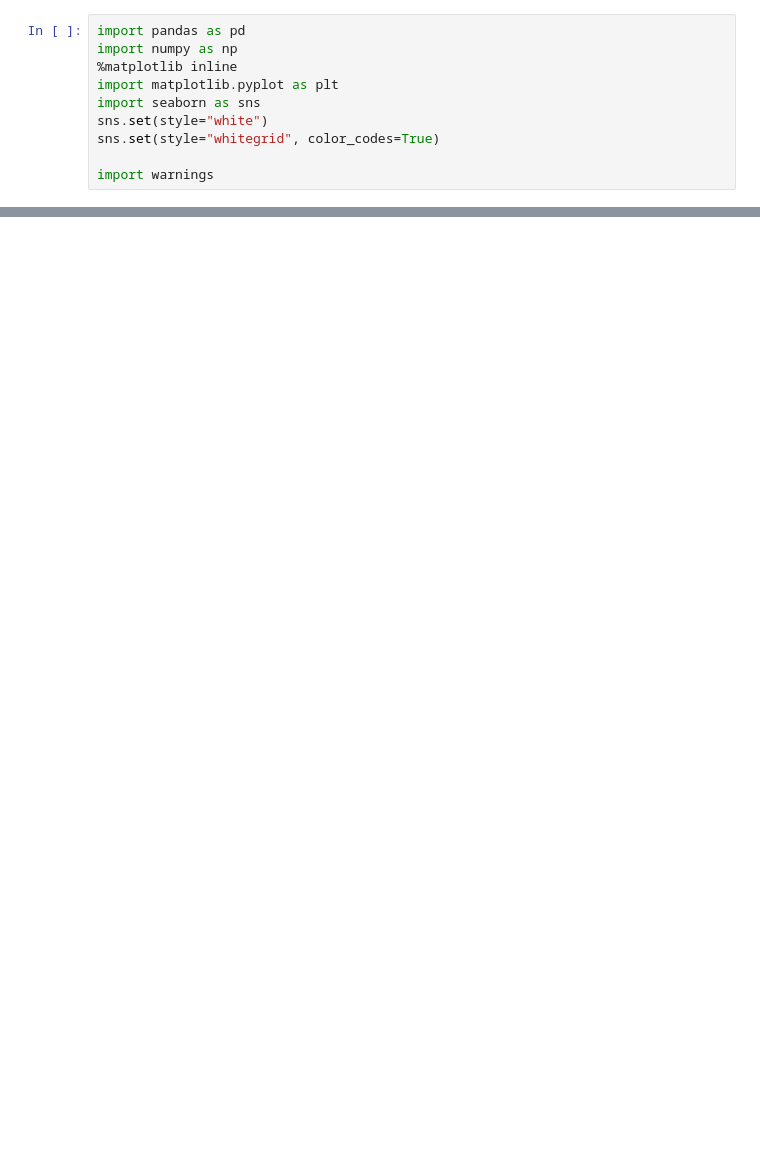
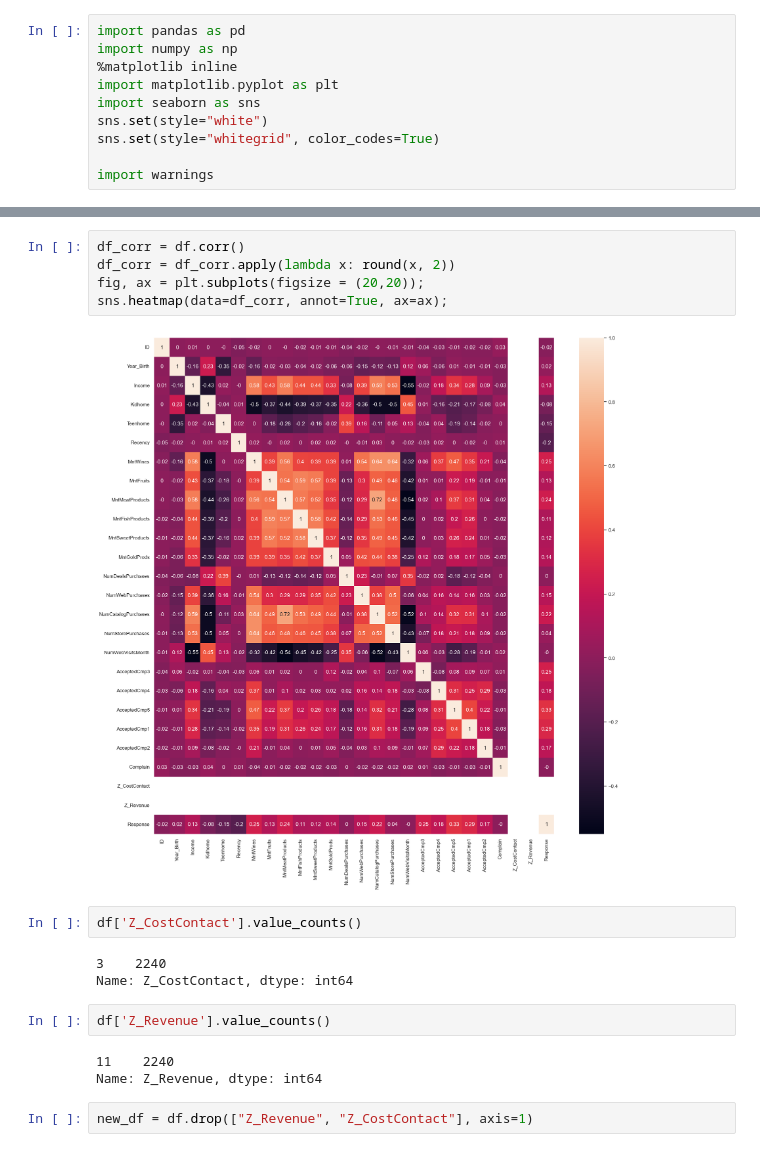
Before and after one commit to StevanGrujic/ML_Projekat2, a Jupyter notebook: Projekat 2.ipynb, the cells around one changed output, grey strips where cells are left out. Drawn from its saved outputs; the diff is of its cells as text; blank space fills up the shorter version.

```diff
--- a/Projekat 2.ipynb
+++ b/Projekat 2.ipynb
@@ -21,0 +114,19 @@ df.head()
+# %%
+df_corr = df.corr()
+df_corr = df_corr.apply(lambda x: round(x, 2))
+fig, ax = plt.subplots(figsize = (20,20));
+sns.heatmap(data=df_corr, annot=True, ax=ax);
+# %% [output]
+[figure, added]
+# %%
+df['Z_CostContact'].value_counts()
+# %% [output]
+3    2240
+Name: Z_CostContact, dtype: int64
+# %%
+df['Z_Revenue'].value_counts()
+# %% [output]
+11    2240
+Name: Z_Revenue, dtype: int64
+# %%
+new_df = df.drop(["Z_Revenue", "Z_CostContact"], axis=1)
```
Also changed, not shown: parts of 8 cells of this notebook.
